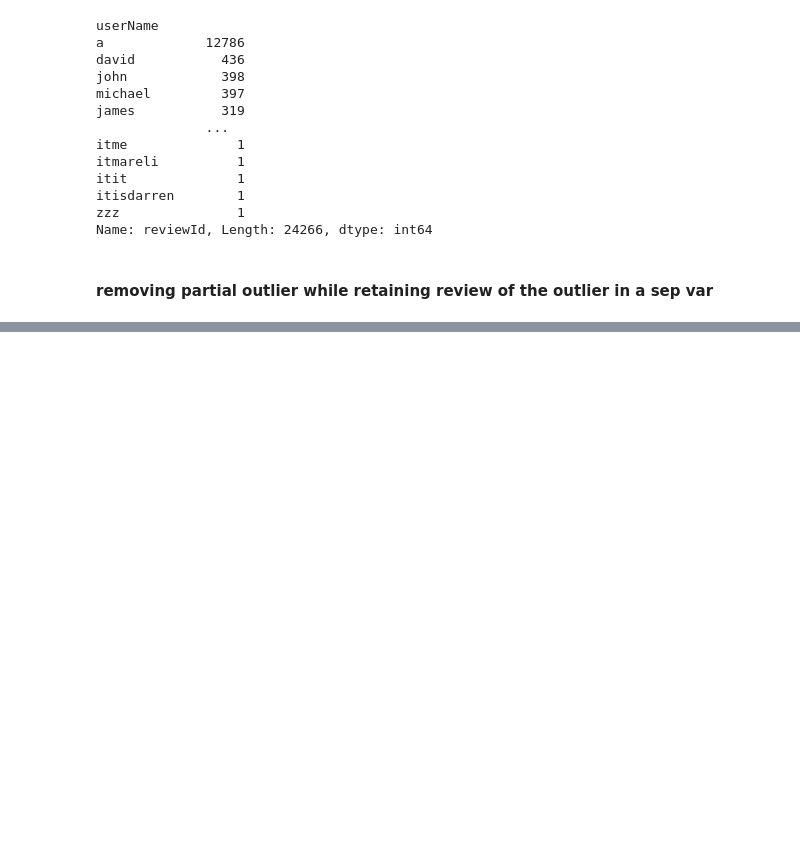
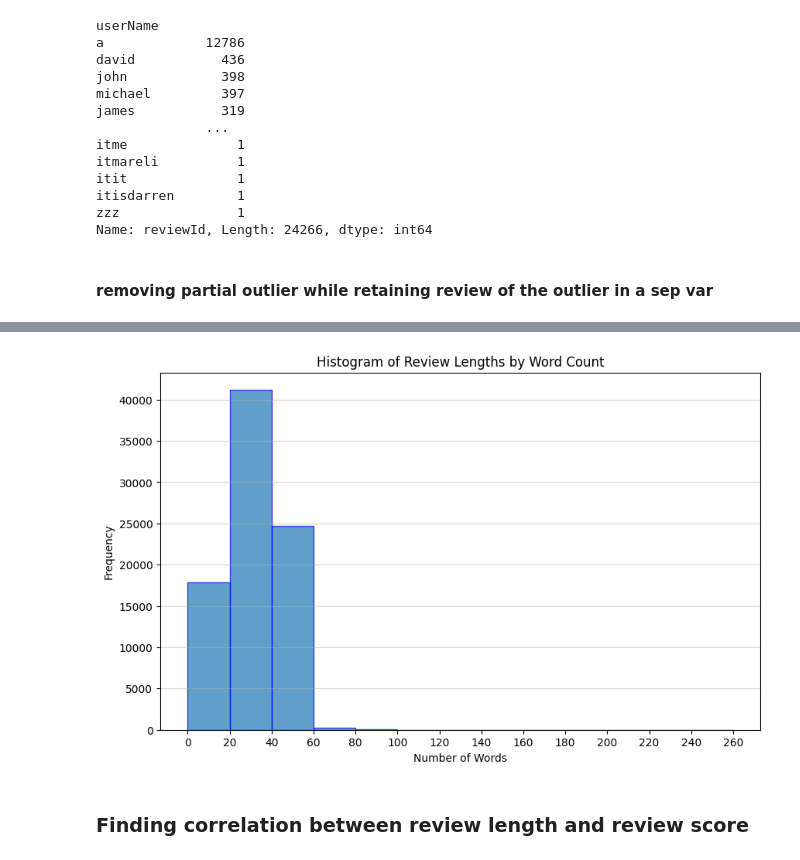
Before and after one commit to dipshi-singh/spotify-review-eda, a Jupyter notebook: Spotify_Review_EDA.ipynb, the cells around one changed output, grey strips where cells are left out. Saved outputs shown, nothing was run; the diff lists cells and outputs as text; code cells hidden in the pictures; blank space fills up the shorter version.

```diff
--- a/Spotify_Review_EDA.ipynb
+++ b/Spotify_Review_EDA.ipynb
@@ -243,0 +312,32 @@ df.head()
+# %%
+stopWords = set(stopwords.words('english'))
+
+def remove_stopwords(review):
+    filtered_words = [word for word in review if word.lower() not in stopWords]
+    return filtered_words
+
+# Remove stopwords from each review
+reviews_without_stopwords = [remove_stopwords(review) for review in reviewsByWord]
+df['ContentWithoutStopwords'] = reviews_without_stopwords
+
+#bagOfWords = ' '.join(reviews_without_stopwords)
+#print(len(bagOfWords))
+# %%
+review_lengths = [len(review) for review in reviews_without_stopwords]
+# %%
+max_length = max(review_lengths)
+bins = range(0, max_length+2,20)  # Adjust bin width as needed
+
+plt.figure(figsize=(10, 6))
+#bins = [50,100,150,200,250,300,350,400,450,500]
+plt.hist(review_lengths, bins=bins, edgecolor='blue', alpha=0.7)
+plt.xlabel('Number of Words')
+plt.ylabel('Frequency')
+plt.title('Histogram of Review Lengths by Word Count')
+plt.xticks(bins)
+plt.grid(axis='y', linestyle='-', alpha=0.5)
+plt.show()
+# %% [output]
+[figure, added]
+# %% [markdown]
+### Finding correlation between review length and review score
```
Also changed, not shown: parts of 36 cells of this notebook.
